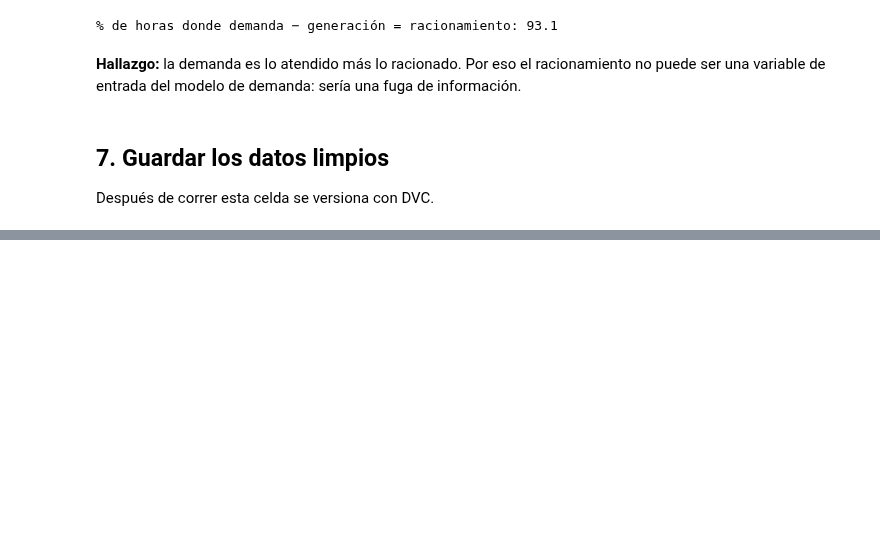
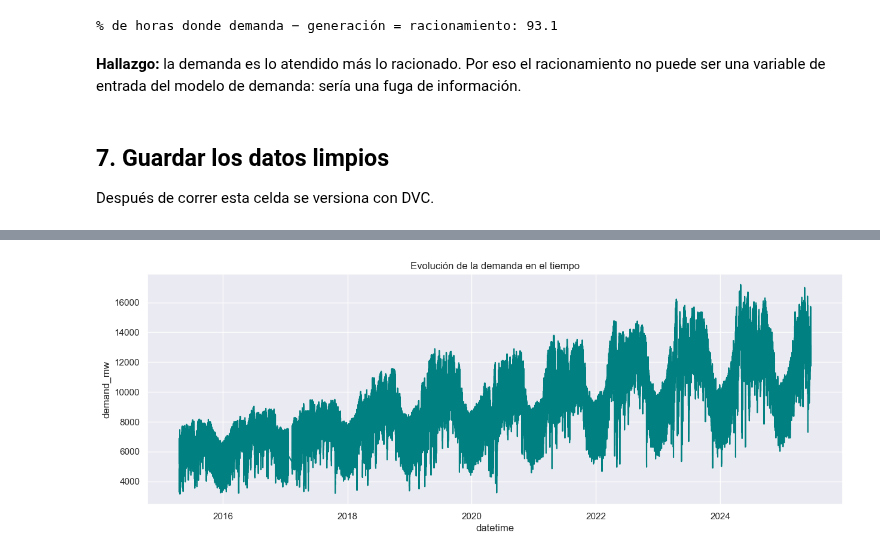
Before and after one commit to melissagutierrezarias-create/pgcb-demanda, a Jupyter notebook: notebooks/01_calidad_datos.ipynb, the cells around one changed output, grey strips where cells are left out. Drawn from its saved outputs; the diff is of its cells as text; code cells hidden in the pictures; blank space fills up the shorter version.

Commit message:
EDA Serie de tiempo

```diff
--- a/notebooks/01_calidad_datos.ipynb
+++ b/notebooks/01_calidad_datos.ipynb
@@ -207,0 +208,5 @@ Guardado: /Users/meliguti/Documents/pgcb-demanda/data/processed/pgcb_horario_lim
+# %%
+import seaborn as sns
+import matplotlib.pyplot as plt
+import pandas as pd
+sns.set_theme()
@@ -207,0 +216,3 @@ Guardado: /Users/meliguti/Documents/pgcb-demanda/data/processed/pgcb_horario_lim
+# %%
+df = pd.read_csv(r'c:\Users\57313\OneDrive\Documents\GitHub\pgcb-demanda\data\processed\pgcb_horario_limpio.csv')
+df.head()
@@ -207,0 +244,9 @@ Guardado: /Users/meliguti/Documents/pgcb-demanda/data/processed/pgcb_horario_lim
+# %%
+df["datetime"]=pd.to_datetime(df["datetime"])
+# %%
+plt.figure(figsize=(15,5))
+sns.lineplot(data=df, x="datetime", y="demand_mw", color="teal")
+plt.title("Evolución de la demanda en el tiempo")
+plt.show()
+# %% [output]
+[figure, added]
```
Also changed, not shown: parts of 14 cells of this notebook.
